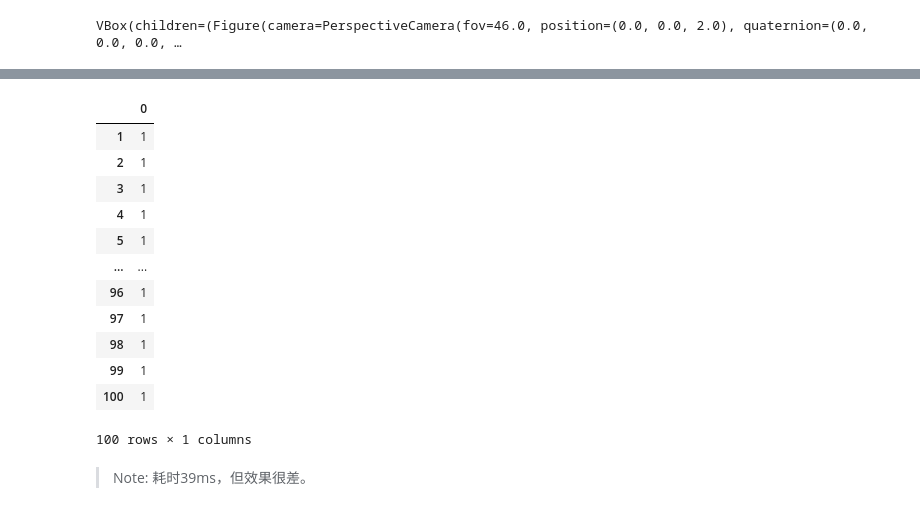
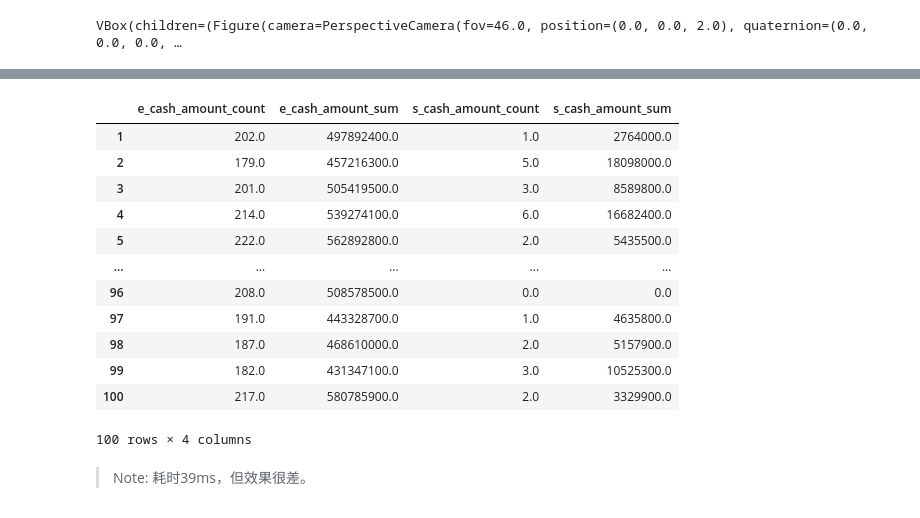
Before and after one commit to DonYum/blog, a Jupyter notebook: _notebooks/2020-04-18-Ali-Ant_v2_1.ipynb, the cells around one changed output, grey strips where cells are left out. Cells and saved outputs as stored; diff of their text form; code cells hidden in the pictures.

```diff
--- a/_notebooks/2020-04-18-Ali-Ant_v2_1.ipynb
+++ b/_notebooks/2020-04-18-Ali-Ant_v2_1.ipynb
@@ -419,21 +418,21 @@ VBox(children=(Figure(camera=PerspectiveCamera(fov=46.0, position=(0.0, 0.0, 2.0
 # %%
 _df = pd.DataFrame(y_pred, index=_features.index)
 # %%
-_df[_df[0]==1]
+features.loc[_df[_df[0]==1].index]
 # %% [output]
-|  | 0 |
-| 1 | 1 |
-| 2 | 1 |
-| 3 | 1 |
-| 4 | 1 |
-| 5 | 1 |
-| ... | ... |
-| 96 | 1 |
-| 97 | 1 |
-| 98 | 1 |
-| 99 | 1 |
-| 100 | 1 |
+|  | e_cash_amount_count | e_cash_amount_sum | s_cash_amount_count | s_cash_amount_sum |
+| 1 | 202.0 | 497892400.0 | 1.0 | 2764000.0 |
+| 2 | 179.0 | 457216300.0 | 5.0 | 18098000.0 |
+| 3 | 201.0 | 505419500.0 | 3.0 | 8589800.0 |
+| 4 | 214.0 | 539274100.0 | 6.0 | 16682400.0 |
+| 5 | 222.0 | 562892800.0 | 2.0 | 5435500.0 |
+| ... | ... | ... | ... | ... |
+| 96 | 208.0 | 508578500.0 | 0.0 | 0.0 |
+| 97 | 191.0 | 443328700.0 | 1.0 | 4635800.0 |
+| 98 | 187.0 | 468610000.0 | 2.0 | 5157900.0 |
+| 99 | 182.0 | 431347100.0 | 3.0 | 10525300.0 |
+| 100 | 217.0 | 580785900.0 | 2.0 | 3329900.0 |
-100 rows × 1 columns
+100 rows × 4 columns
 # %% [markdown]
 > Note: 耗时39ms，但效果很差。
 # %% [markdown]
```
Also changed, not shown: parts of 4 cells of this notebook.
